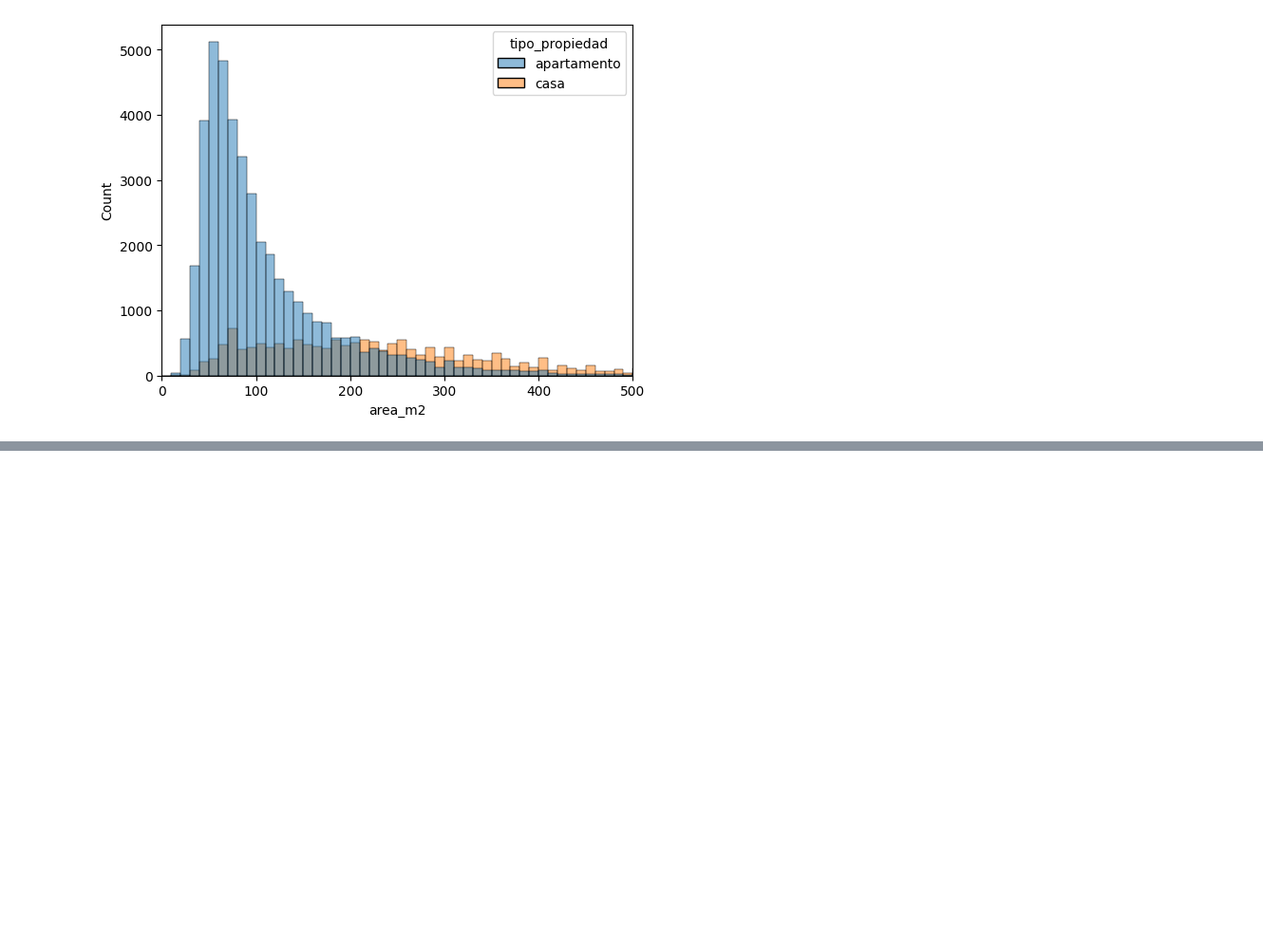
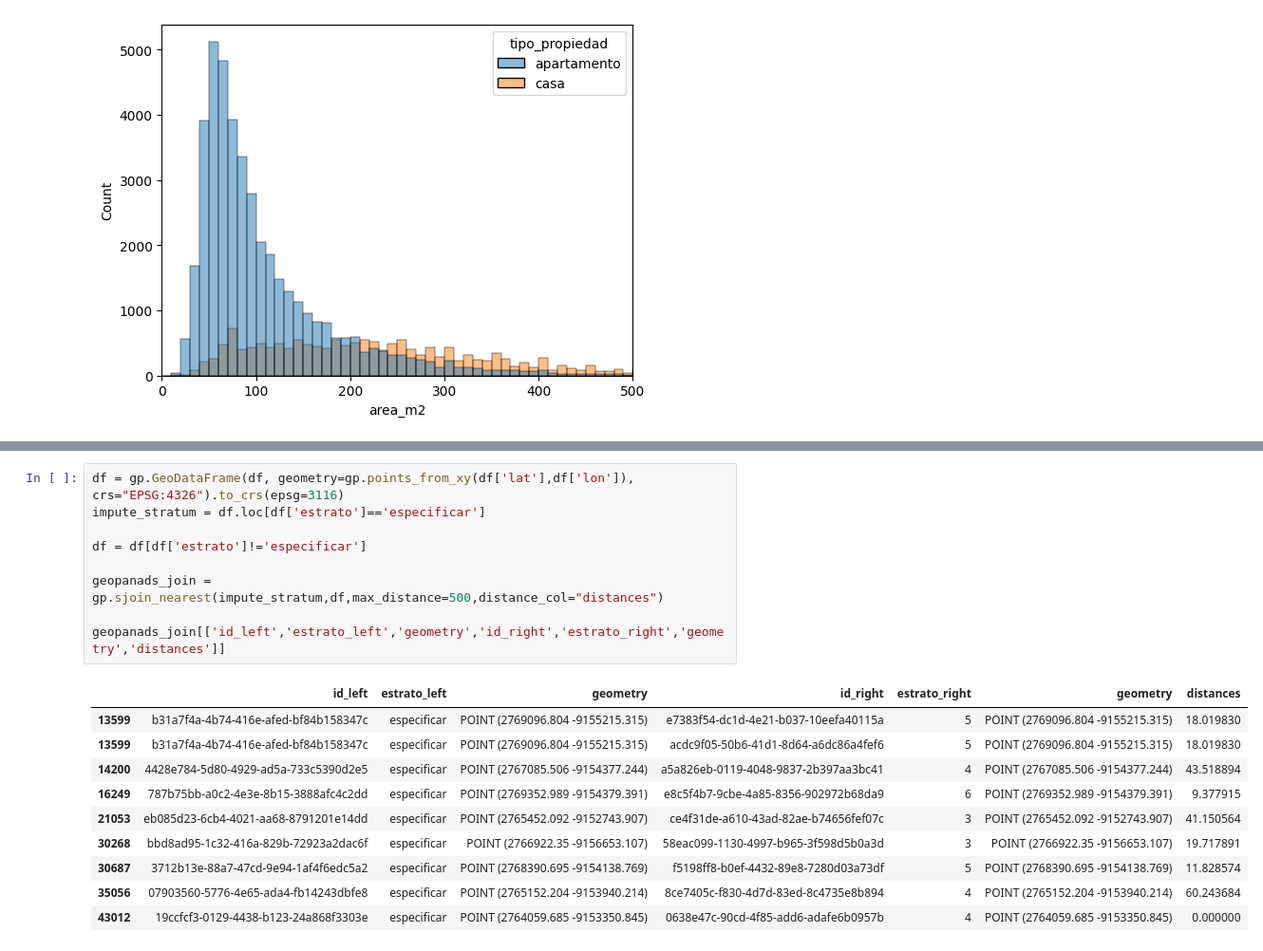
Before and after one commit to raulhiguerac/side, a Jupyter notebook: backend/analytics-service/notebooks/01_eda_bogota.ipynb, the cells around one changed output, grey strips where cells are left out. Shown at 95% size. Drawn from its saved outputs; the diff is of its cells as text; blank space fills up the shorter version.

```diff
--- a/backend/analytics-service/notebooks/01_eda_bogota.ipynb
+++ b/backend/analytics-service/notebooks/01_eda_bogota.ipynb
@@ -118,0 +103,20 @@ df[df['estrato']=='especificar']
+# %%
+df = gp.GeoDataFrame(df, geometry=gp.points_from_xy(df['lat'],df['lon']), crs="EPSG:4326").to_crs(epsg=3116)
+impute_stratum = df.loc[df['estrato']=='especificar']
+
+df = df[df['estrato']!='especificar']
+
+geopanads_join = gp.sjoin_nearest(impute_stratum,df,max_distance=500,distance_col="distances")
+
+geopanads_join[['id_left','estrato_left','geometry','id_right','estrato_right','geometry','distances']]
+# %% [output]
+|  | id_left | estrato_left | geometry | id_right | estrato_right | geometry | distances |
+| 13599 | b31a7f4a-4b74-416e-afed-bf84b158347c | especificar | POINT (2769096.804 -9155215.315) | e7383f54-dc1d-4e21-b037-10eefa40115a | 5 | POINT (2769096.804 -9155215.315) | 18.019830 |
+| 13599 | b31a7f4a-4b74-416e-afed-bf84b158347c | especificar | POINT (2769096.804 -9155215.315) | acdc9f05-50b6-41d1-8d64-a6dc86a4fef6 | 5 | POINT (2769096.804 -9155215.315) | 18.019830 |
+| 14200 | 4428e784-5d80-4929-ad5a-733c5390d2e5 | especificar | POINT (2767085.506 -9154377.244) | a5a826eb-0119-4048-9837-2b397aa3bc41 | 4 | POINT (2767085.506 -9154377.244) | 43.518894 |
+| 16249 | 787b75bb-a0c2-4e3e-8b15-3888afc4c2dd | especificar | POINT (2769352.989 -9154379.391) | e8c5f4b7-9cbe-4a85-8356-902972b68da9 | 6 | POINT (2769352.989 -9154379.391) | 9.377915 |
+| 21053 | eb085d23-6cb4-4021-aa68-8791201e14dd | especificar | POINT (2765452.092 -9152743.907) | ce4f31de-a610-43ad-82ae-b74656fef07c | 3 | POINT (2765452.092 -9152743.907) | 41.150564 |
+| 30268 | bbd8ad95-1c32-416a-829b-72923a2dac6f | especificar | POINT (2766922.35 -9156653.107) | 58eac099-1130-4997-b965-3f598d5b0a3d | 3 | POINT (2766922.35 -9156653.107) | 19.717891 |
+| 30687 | 3712b13e-88a7-47cd-9e94-1af4f6edc5a2 | especificar | POINT (2768390.695 -9154138.769) | f5198ff8-b0ef-4432-89e8-7280d03a73df | 5 | POINT (2768390.695 -9154138.769) | 11.828574 |
+| 35056 | 07903560-5776-4e65-ada4-fb14243dbfe8 | especificar | POINT (2765152.204 -9153940.214) | 8ce7405c-f830-4d7d-83ed-8c4735e8b894 | 4 | POINT (2765152.204 -9153940.214) | 60.243684 |
+| 43012 | 19ccfcf3-0129-4438-b123-24a868f3303e | especificar | POINT (2764059.685 -9153350.845) | 0638e47c-90cd-4f85-add6-adafe6b0957b | 4 | POINT (2764059.685 -9153350.845) | 0.000000 |
```
Also changed, not shown: parts of 30 cells of this notebook, 2 other files.
